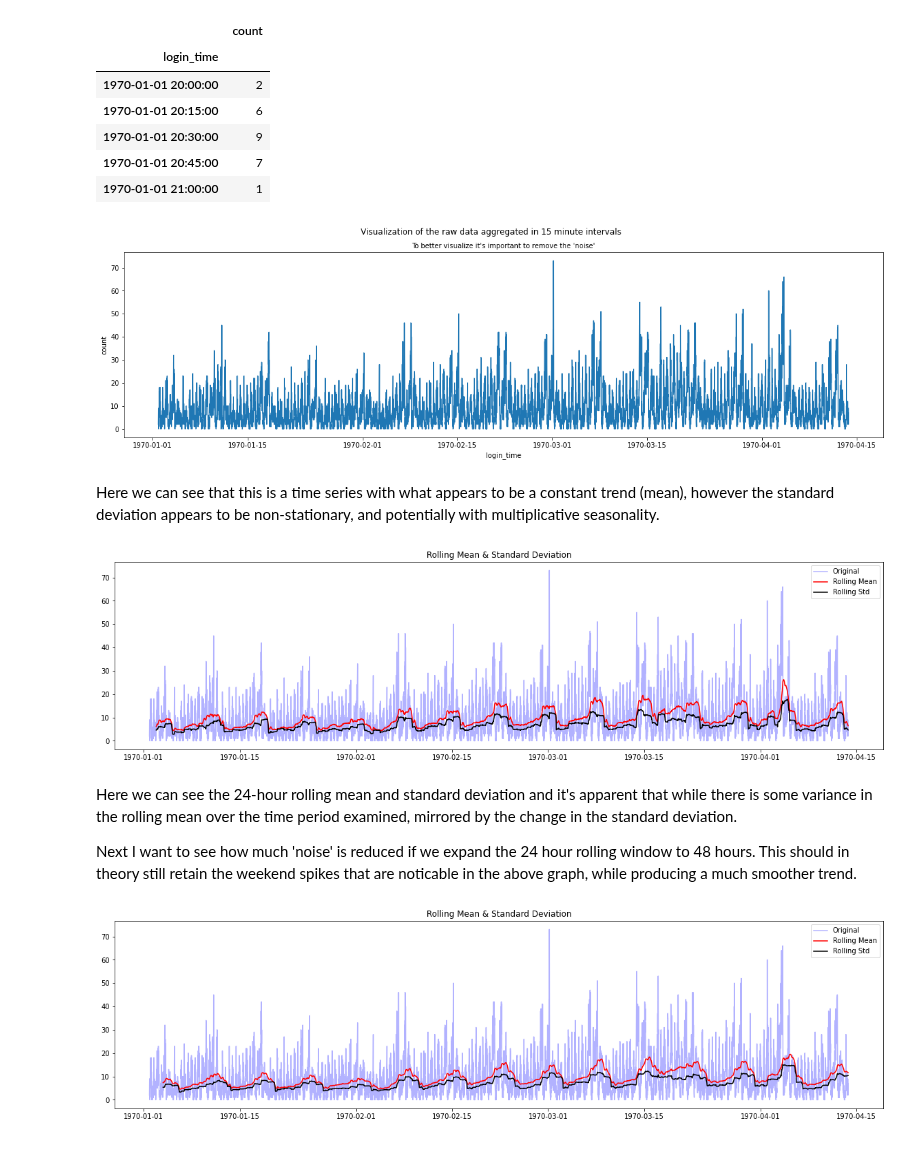
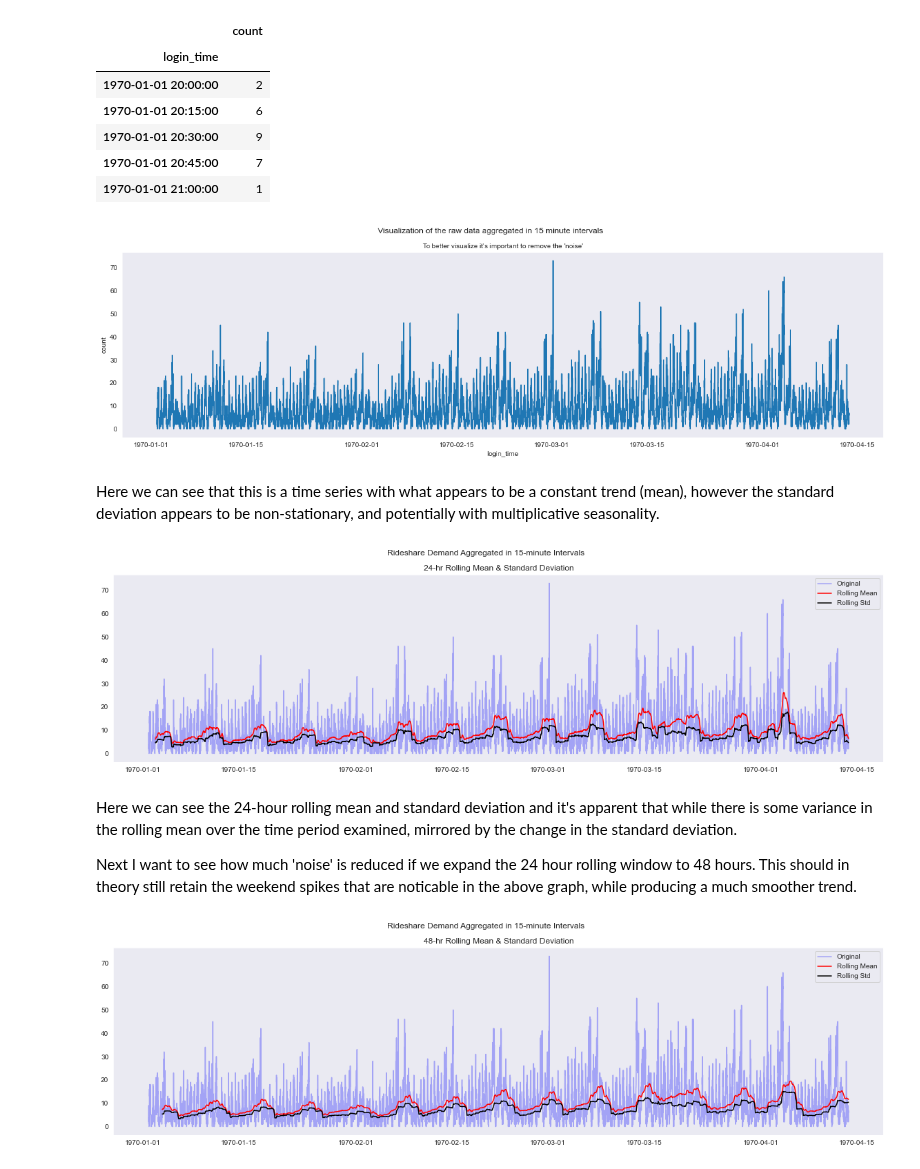
Before and after one commit to NickD-Dean/Springboard, a Jupyter notebook: Career-Related/ultimate_challenge/Ultimate_Part_1-EDA.ipynb, the cells around one changed output. Cells and saved outputs as stored; diff of their text form; code cells hidden in the pictures.

```diff
--- a/Career-Related/ultimate_challenge/Ultimate_Part_1-EDA.ipynb
+++ b/Career-Related/ultimate_challenge/Ultimate_Part_1-EDA.ipynb
@@ -11,6 +11,7 @@ from statsmodels.tsa.stattools import pacf
 from statsmodels.tsa.stattools import adfuller
 from statsmodels.tsa.seasonal import seasonal_decompose
 %matplotlib inline
+sns.set_style('darkgrid')
 # %%
 df = pd.read_json('../ultimate_challenge/logins.json')
 # %%
@@ -66,22 +75,23 @@ sns.lineplot(x=x, y=y)
 plt.suptitle('Visualization of the raw data aggregated in 15 minute intervals', size='large')
 plt.title("To better visualize it's important to remove the 'noise'", size='medium');
 # %% [output]
-[figure, old version]
+[figure, new version]
 # %% [markdown]
 Here we can see that this is a time series with what appears to be a constant trend (mean), however the standard deviation appears to be non-stationary, and potentially with multiplicative seasonality.
 # %%
 # Settiing up a 24-hour rolling mean and standard deviation for the data.
 rolling_mean = q_hour.rolling(window=96).mean()
 rolling_std = q_hour.rolling(window=96).std()
 fig = plt.figure(figsize=(20,5))
 orig = plt.plot(q_hour, color='blue',label='Original', alpha=0.3)
 mean = plt.plot(rolling_mean, color='red', label='Rolling Mean')
 std = plt.plot(rolling_std, color='black', label = 'Rolling Std')
 plt.legend(loc='best')
-plt.title('Rolling Mean & Standard Deviation')
+plt.suptitle('Rideshare Demand Aggregated in 15-minute Intervals')
+plt.title('24-hr Rolling Mean & Standard Deviation')
 plt.show()
 # %% [output]
-[figure, old version]
+[figure, new version]
 # %% [markdown]
 Here we can see the 24-hour rolling mean and standard deviation and it's apparent that while there is some variance in the rolling mean over the time period examined, mirrored by the change in the standard deviation.
 
@@ -95,7 +105,8 @@ orig = plt.plot(q_hour, color='blue',label='Original', alpha=0.3)
 mean = plt.plot(rolling_mean, color='red', label='Rolling Mean')
 std = plt.plot(rolling_std, color='black', label = 'Rolling Std')
 plt.legend(loc='best')
-plt.title('Rolling Mean & Standard Deviation')
+plt.suptitle('Rideshare Demand Aggregated in 15-minute Intervals')
+plt.title('48-hr Rolling Mean & Standard Deviation')
 plt.show()
 # %% [output]
-[figure, old version]
+[figure, new version]
```
Also changed, not shown: parts of 6 cells of this notebook, 7 other files.
